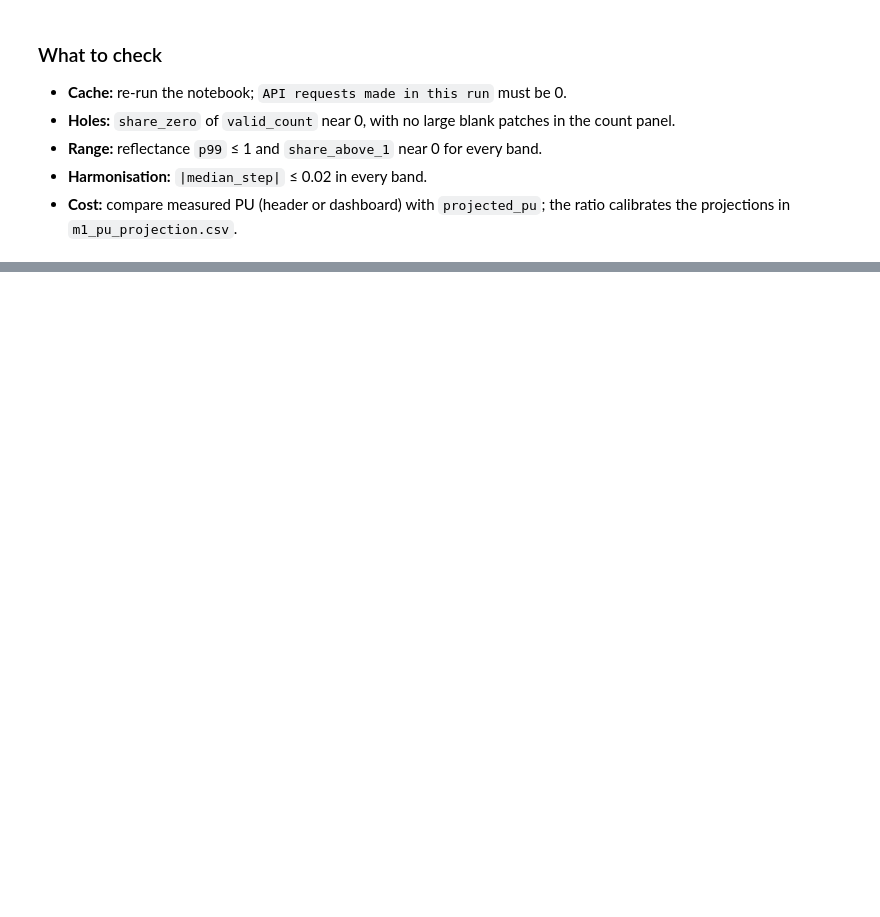
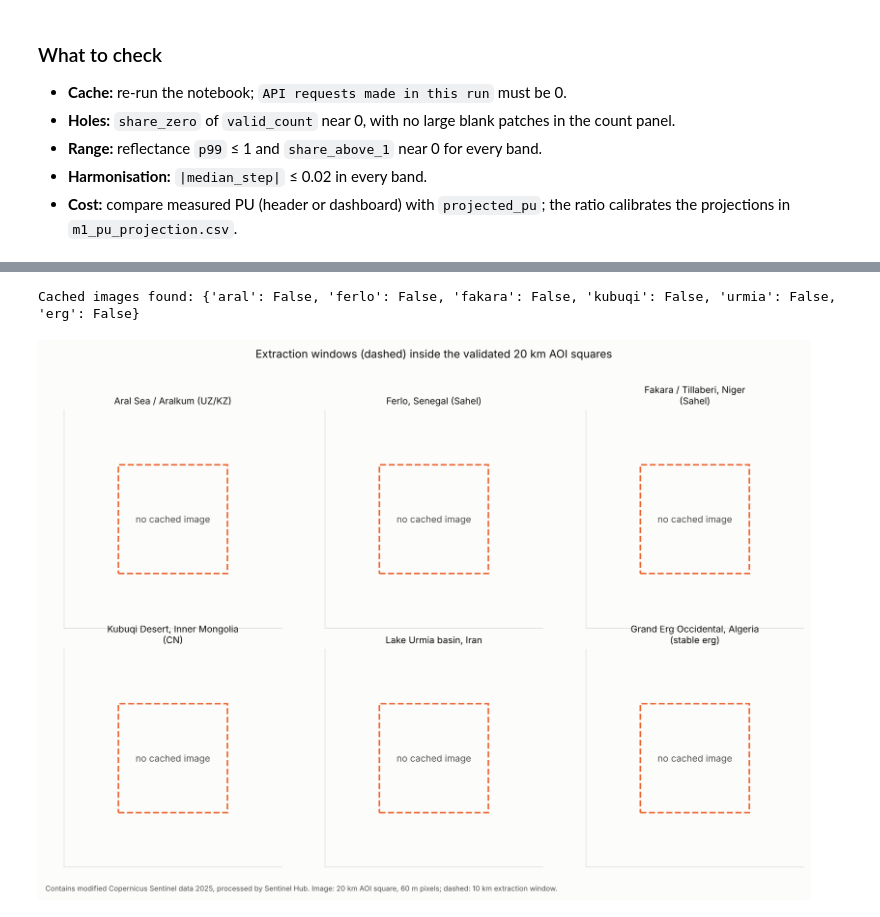
Before and after one commit to ckrvtz/cs482proj, a Jupyter notebook: notebooks/02_ingestion.ipynb, the cells around one changed output, grey strips where cells are left out. Saved outputs shown, nothing was run; the diff lists cells and outputs as text; code cells hidden in the pictures; blank space fills up the shorter version.

```diff
--- a/notebooks/02_ingestion.ipynb
+++ b/notebooks/02_ingestion.ipynb
@@ -329,0 +305,23 @@ Harmonisation check passed: True
+# %%
+ext = cfg["extraction"]
+study = cfg["periods"]["study"]
+offsets = ext.get("window_offsets_m") or {}
+snap = cfg["aoi_selection"]["snap_m"]
+last_year = int(study["end"][:4])
+preview, windows, bboxes = {}, {}, {}
+for aoi_id, p in aois.items():
+    bboxes[aoi_id] = p["bbox_utm"]
+    windows[aoi_id] = extraction_window(p["bbox_utm"], ext["window_m"], snap, offsets.get(aoi_id, (0, 0)))
+    s_start, s_end = season_window(p["dry_season_months"], last_year)
+    img, _, _ = fetch_true_color(cfg, aoi_id, p["bbox_utm"], p["utm_epsg"], s_start, s_end, allow_api=False)
+    preview[aoi_id] = img
+print("Cached images found:", {k: v is not None for k, v in preview.items()})
+fig = plot_window_preview(
+    preview, bboxes, windows, {k: p["name"] for k, p in aois.items()},
+    f"Contains modified Copernicus Sentinel data {last_year}, processed by Sentinel Hub. "
+    f"Image: 20 km AOI square, 60 m pixels; dashed: {ext['window_m'] // 1000} km extraction window.",
+    out_path=FIGURES / "m1_extraction_windows.png",
+)
+# %% [output]
+Cached images found: {'aral': False, 'ferlo': False, 'fakara': False, 'kubuqi': False, 'urmia': False, 'erg': False}
+[figure, added]
```
Also changed, not shown: parts of 17 cells of this notebook, 7 other files.
